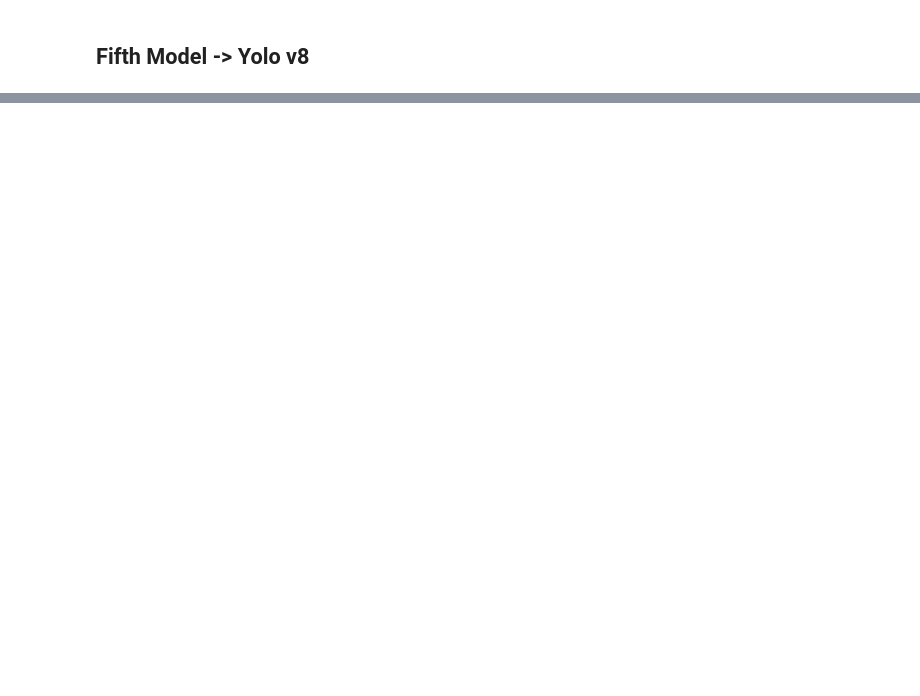
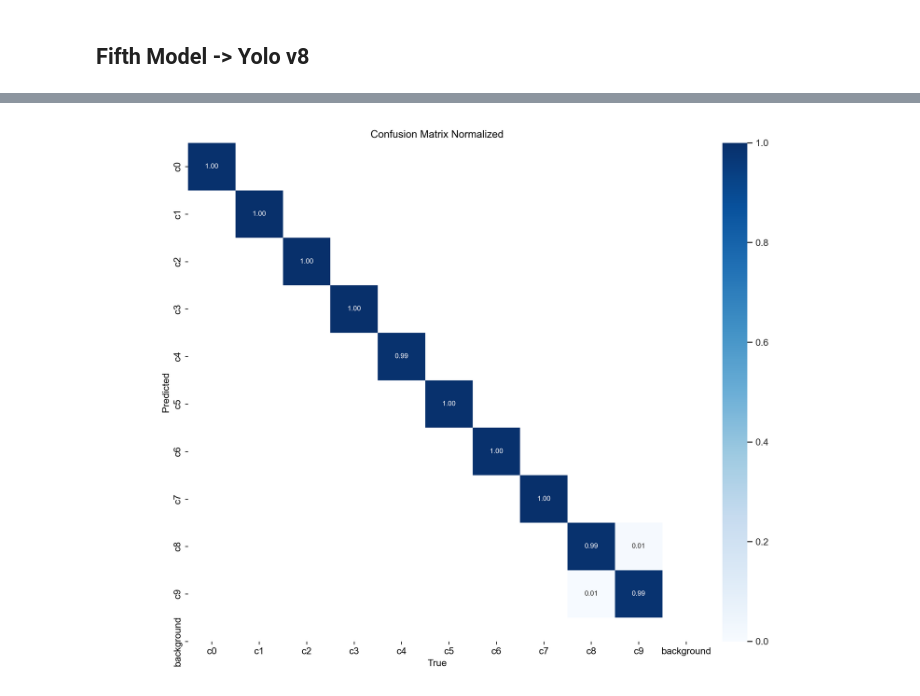
Before and after one commit to djmk/Data-Science-Machine-Learning-Projects, a Jupyter notebook: State_Farm_Distracted_Driver_Detection/State Farm Distracted Driver Detection.ipynb, the cells around one changed output, grey strips where cells are left out. Cells and saved outputs as stored; diff of their text form; code cells hidden in the pictures; blank space fills up the shorter version.

```diff
--- a/State_Farm_Distracted_Driver_Detection/State Farm Distracted Driver Detection.ipynb
+++ b/State_Farm_Distracted_Driver_Detection/State Farm Distracted Driver Detection.ipynb
@@ -771,0 +713,4 @@ Accuracy based on our VOLO V8 Model :- 99.40%
+# %%
+Image("./runs/classify/train3/confusion_matrix_normalized.png")
+# %% [output]
+[figure, added]
```
Also changed, not shown: parts of 77 cells of this notebook.
